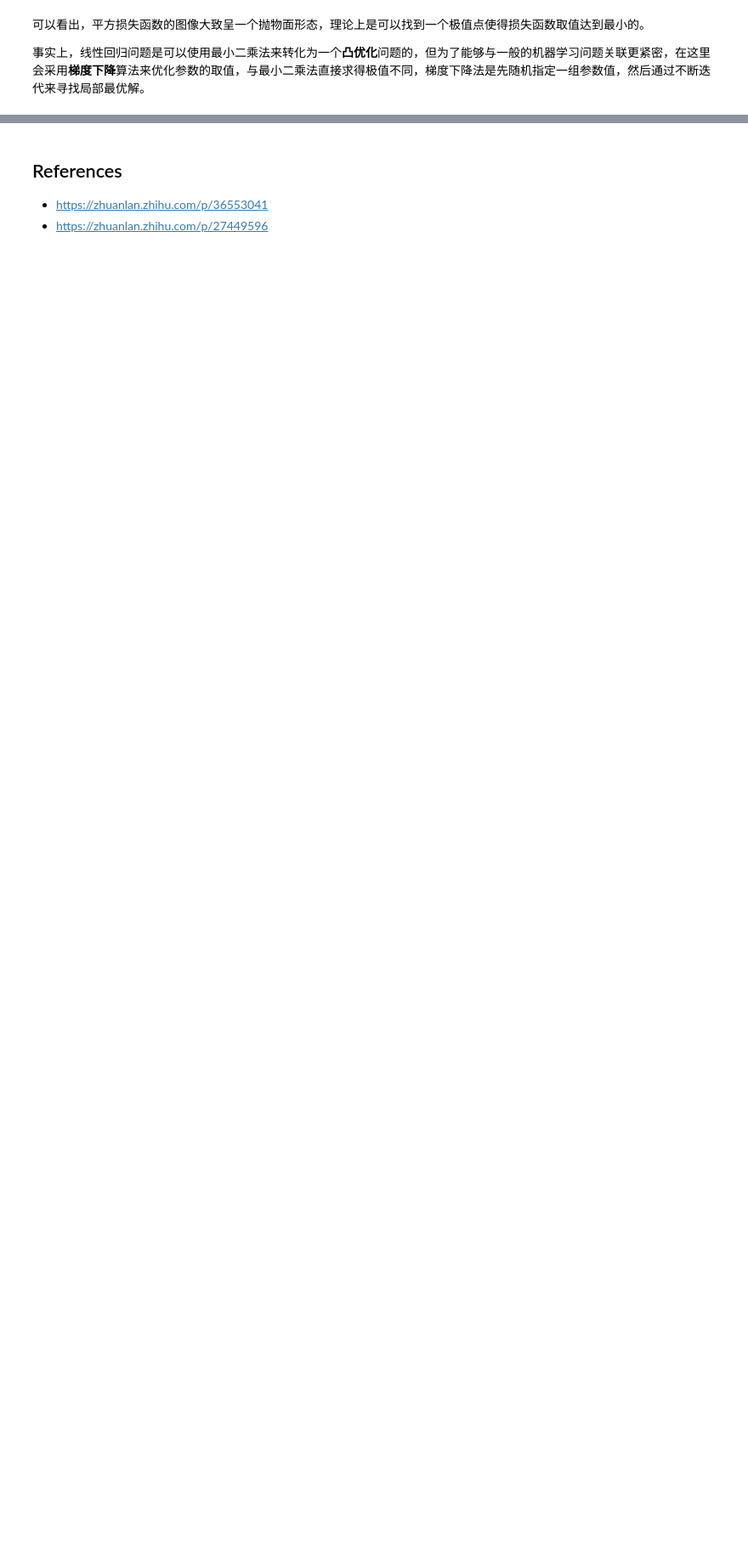
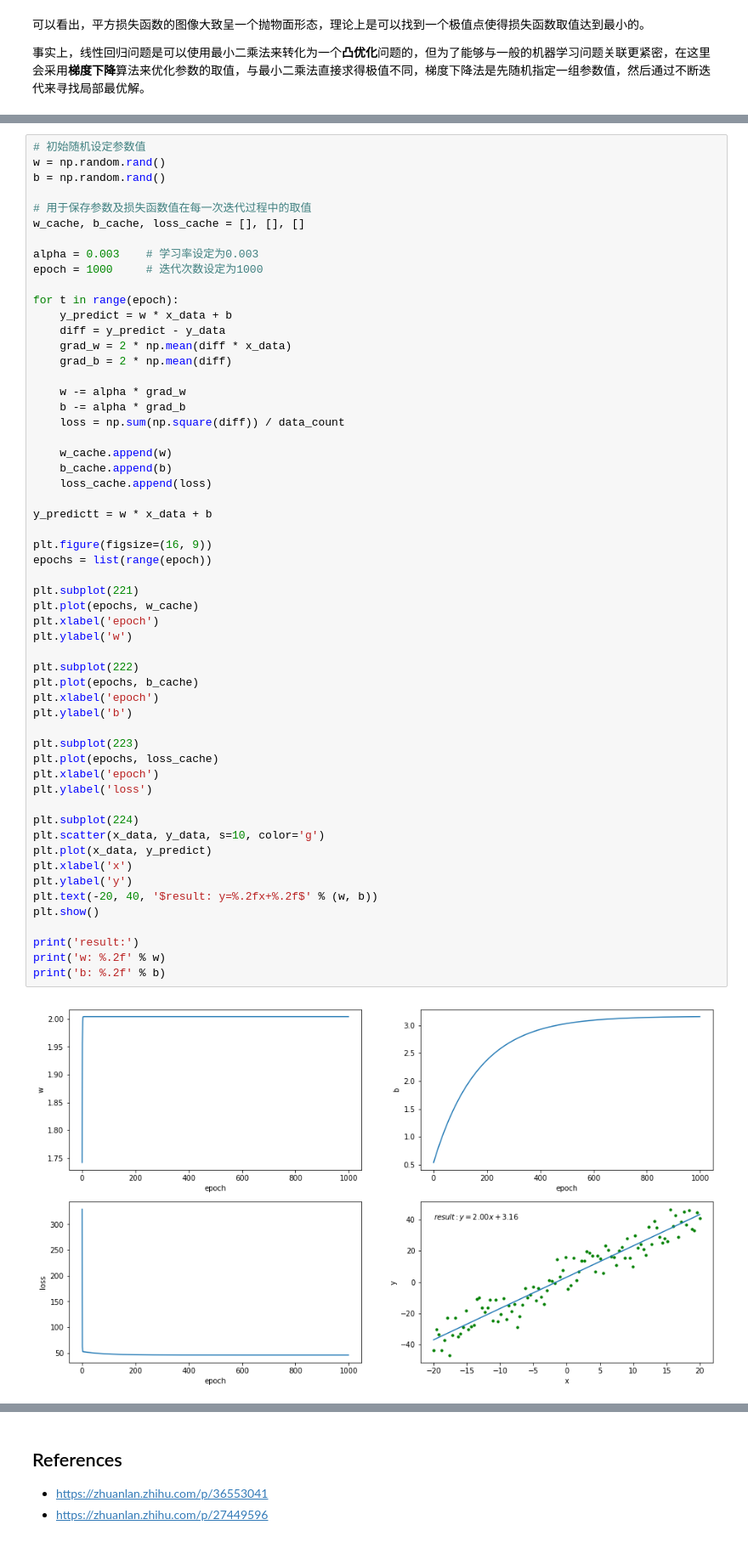
Before and after one commit to Calmnea/AILab, a Jupyter notebook: 1_Linear_Regression/linear_regression.ipynb, the cells around one changed output, grey strips where cells are left out. Shown at 85% size. Saved outputs shown, nothing was run; the diff lists cells and outputs as text; blank space fills up the shorter version.

```diff
--- a/1_Linear_Regression/linear_regression.ipynb
+++ b/1_Linear_Regression/linear_regression.ipynb
@@ -113,0 +127,58 @@ plt.show()
+# %%
+# 初始随机设定参数值
+w = np.random.rand()
+b = np.random.rand()
+
+# 用于保存参数及损失函数值在每一次迭代过程中的取值
+w_cache, b_cache, loss_cache = [], [], []
+
+alpha = 0.003    # 学习率设定为0.003
+epoch = 1000     # 迭代次数设定为1000
+
+for t in range(epoch):
+    y_predict = w * x_data + b
+    diff = y_predict - y_data
+    grad_w = 2 * np.mean(diff * x_data)
+    grad_b = 2 * np.mean(diff)
+
+    w -= alpha * grad_w
+    b -= alpha * grad_b
+    loss = np.sum(np.square(diff)) / data_count
+
+    w_cache.append(w)
+    b_cache.append(b)
+    loss_cache.append(loss)
+
+y_predictt = w * x_data + b
+
+plt.figure(figsize=(16, 9))
+epochs = list(range(epoch))
+
+plt.subplot(221)
+plt.plot(epochs, w_cache)
+plt.xlabel('epoch')
+plt.ylabel('w')
+
+plt.subplot(222)
+plt.plot(epochs, b_cache)
+plt.xlabel('epoch')
+plt.ylabel('b')
+
+plt.subplot(223)
+plt.plot(epochs, loss_cache)
+plt.xlabel('epoch')
+plt.ylabel('loss')
+
+plt.subplot(224)
+plt.scatter(x_data, y_data, s=10, color='g')
+plt.plot(x_data, y_predict)
+plt.xlabel('x')
+plt.ylabel('y')
+plt.text(-20, 40, '$result: y=%.2fx+%.2f$' % (w, b))
+plt.show()
+
+print('result:')
+print('w: %.2f' % w)
+print('b: %.2f' % b)
+# %% [output]
+[figure, added]
```
Also changed, not shown: parts of 6 cells of this notebook.
